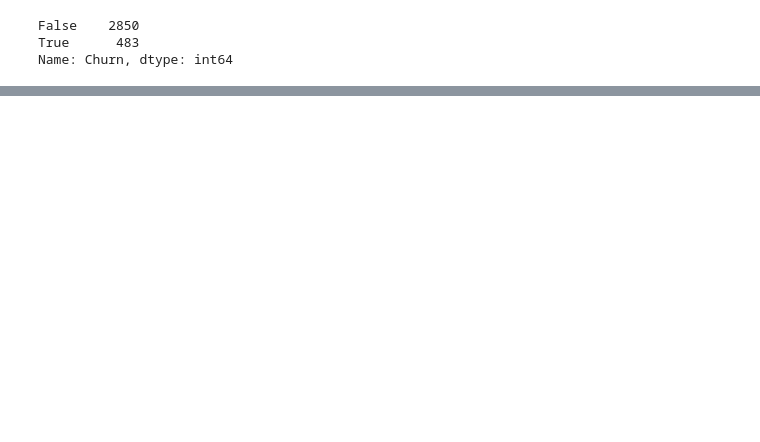
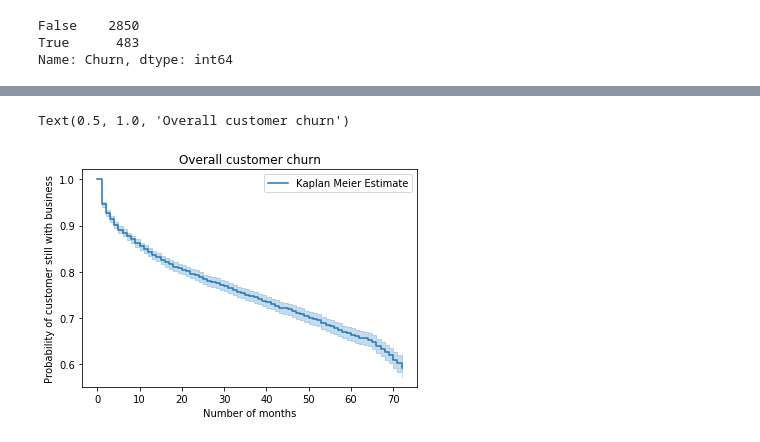
Before and after one commit to kuol/telco_churn, a Jupyter notebook: telco_churn.ipynb, the cells around one changed output, grey strips where cells are left out. Cells and saved outputs as stored; diff of their text form; code cells hidden in the pictures; blank space fills up the shorter version.

```diff
--- a/telco_churn.ipynb
+++ b/telco_churn.ipynb
@@ -306,0 +314,2 @@ Name: Churn, Length: 102, dtype: int64
+# %%
+df = pd.read_csv("./data/telco-customer-churn.csv")
@@ -306,0 +346,3 @@ Name: Churn, Length: 102, dtype: int64
+# %%
+my_dict = {"Yes": True, "No": False}
+df.replace({"Churn": my_dict}, inplace=True)
@@ -306,0 +375,10 @@ Name: Churn, Length: 102, dtype: int64
+# %%
+km_overall = KaplanMeierFitter()
+km_overall.fit(df['tenure'], df['Churn'], label='Kaplan Meier Estimate')
+km_overall.plot()
+plt.xlabel('Number of months')
+plt.ylabel('Probability of customer still with business')
+plt.title('Overall customer churn')
+# %% [output]
+Text(0.5, 1.0, 'Overall customer churn')
+[figure, added]
```
Also changed, not shown: parts of 18 cells of this notebook, 1 other file.
